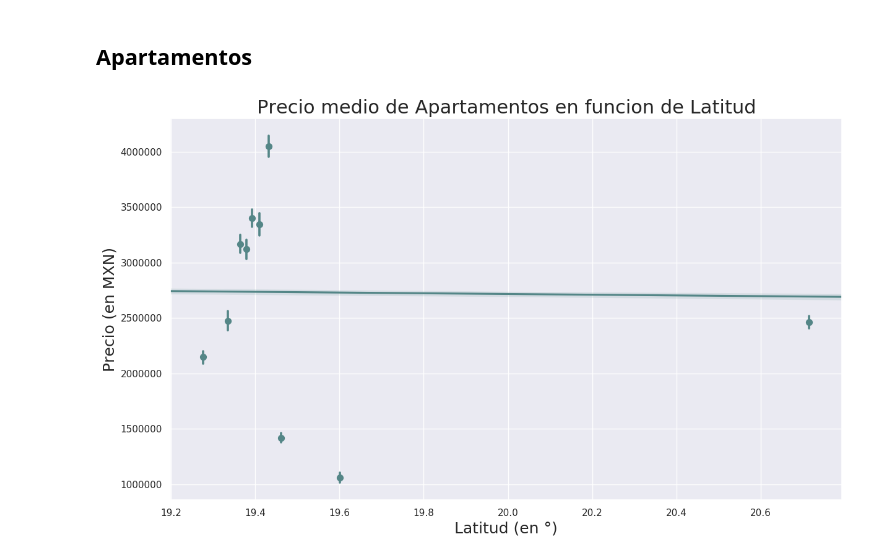
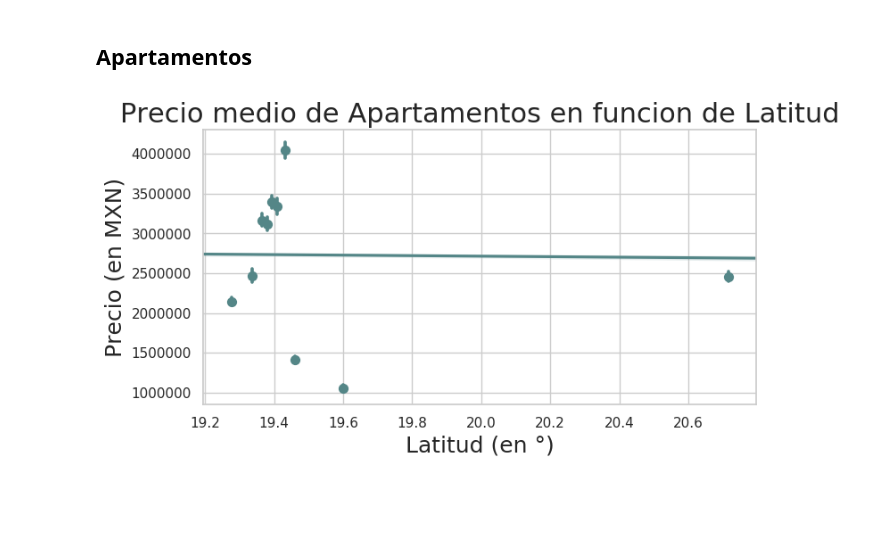
Before and after one commit to nicomatex/datos_tp1_2c2019, a Jupyter notebook: notebooks/Precio segun latitud/precio segun latitud.ipynb, the cells around one changed output. Cells and saved outputs as stored; diff of their text form; code cells hidden in the pictures; blank space fills up the shorter version.

```diff
--- a/notebooks/Precio segun latitud/precio segun latitud.ipynb
+++ b/notebooks/Precio segun latitud/precio segun latitud.ipynb
@@ -8,8 +8,7 @@ import matplotlib.pyplot as plt
 bins = 200
 plt.style.use('default') # haciendo los graficos un poco mas bonitos en matplotlib
 #plt.rcParams['figure.figsize'] = (20, 10)
-sns.set(style="darkgrid") # seteando tipo de grid en seaborn
-sns.set(color_codes=True)
+sns.set(style="whitegrid") # seteando tipo de grid en seaborn
 # %%
 df = pd.read_csv('./data/train.csv', dtype={'id':'uint32', 'provincia':'category',
                                             'tipodepropiedad':'category', 'gimnasio':'bool',
@@ -89,11 +88,11 @@ Name: tipodepropiedad, dtype: int64
 # %%
 datos_apartamento = datos.loc[df['tipodepropiedad']=='Apartamento']
 # %%
-plt.figure(figsize=(14, 8))
+plt.figure(figsize=(8, 4))
 g = sns.regplot(x="lat", y="precio", data=datos_apartamento, color='#548687',x_bins=10, x_estimator=np.mean)
 g.set_title("Precio medio de Apartamentos en funcion de Latitud", fontsize=22)
 g.set_xlabel("Latitud (en °)",fontsize=18)
 g.set_ylabel("Precio (en MXN)", fontsize=18)
-g.figure.savefig("precio segun latitud(apartamentos).png")
+g.figure.savefig("precio segun latitud(apartamentos).png", bbox_inches='tight')
 # %% [output]
-[figure, old version]
+[figure, new version]
```
Also changed, not shown: parts of 2 cells of this notebook, 5 other files.
